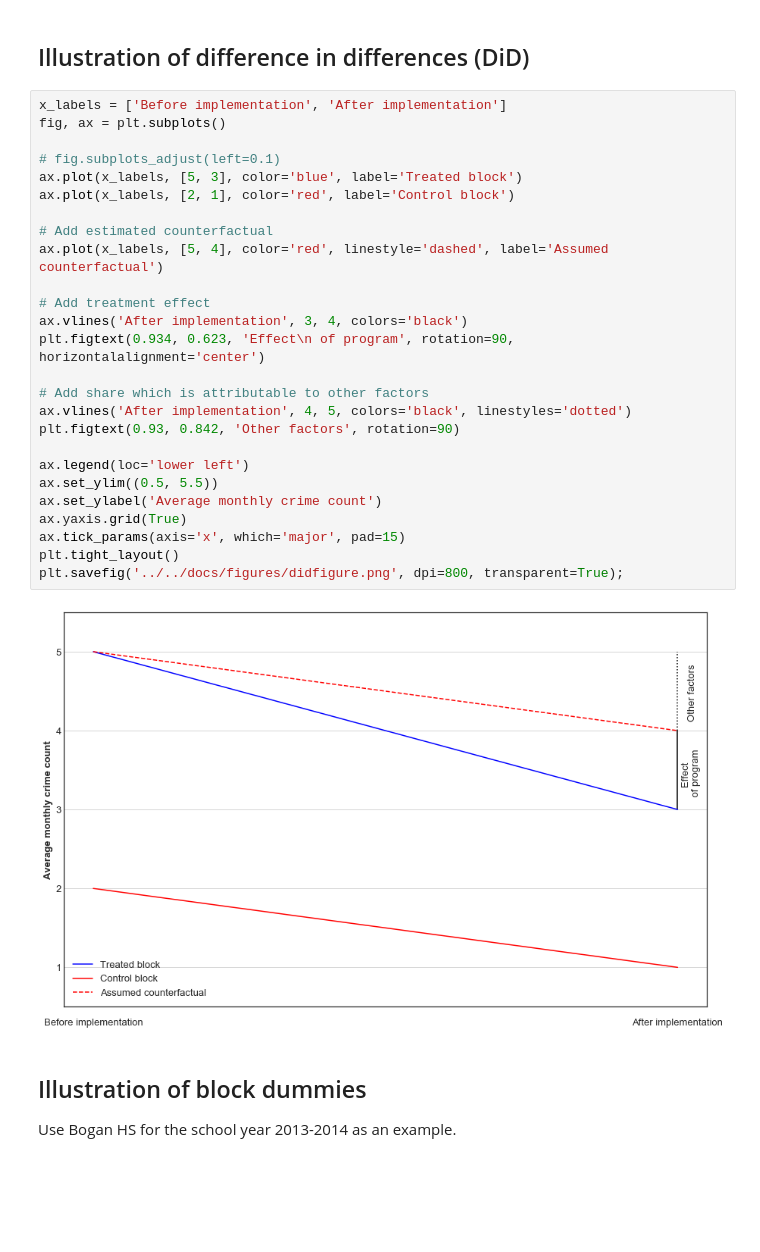
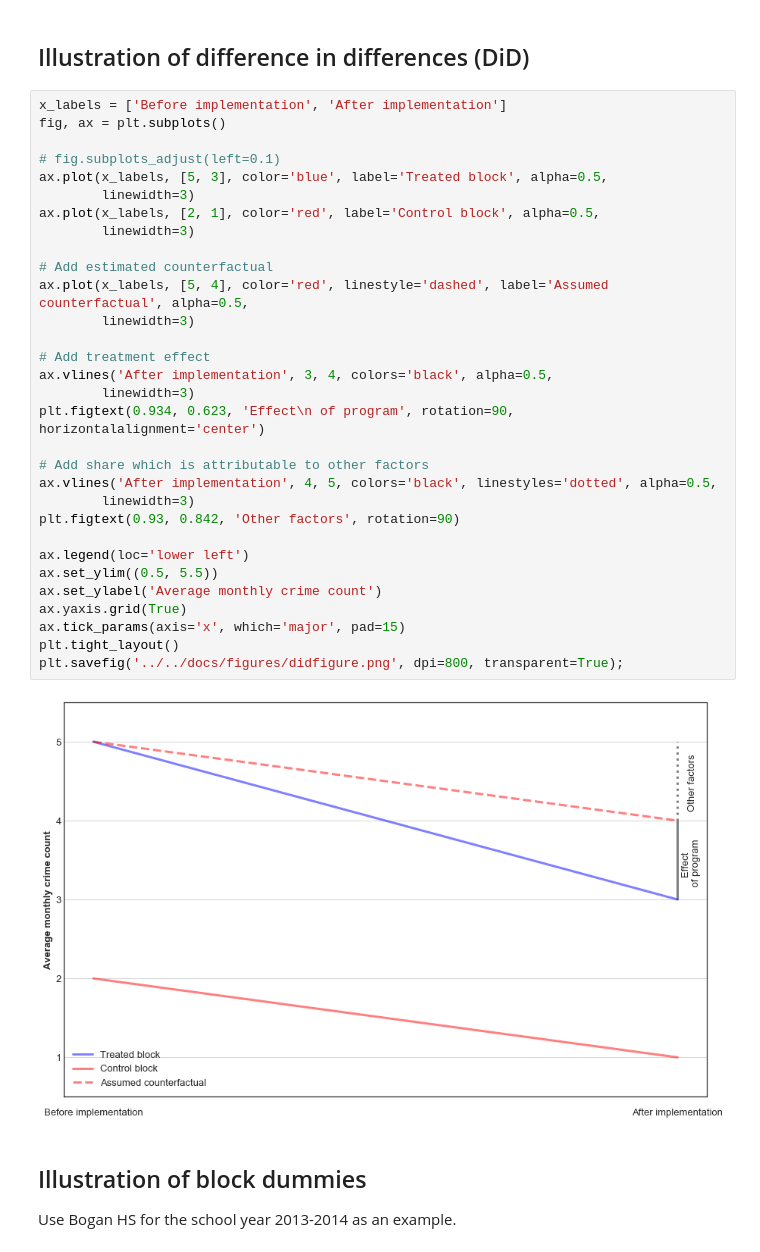
Before and after one commit to binste/chicago_safepassage_evaluation, a Jupyter notebook: notebooks/5_analysis/1.0-binste-analyze-crime-results-census-block-level.ipynb, the cells around one changed output. Drawn from its saved outputs; the diff is of its cells as text; blank space fills up the shorter version.

Commit message:
Adjusted matplotlib figures to match colors and style of block map

```diff
--- a/notebooks/5_analysis/1.0-binste-analyze-crime-results-census-block-level.ipynb
+++ b/notebooks/5_analysis/1.0-binste-analyze-crime-results-census-block-level.ipynb
@@ -634,31 +649,36 @@ save_to_jekyll(violent_FBI, 'violent_FBI')
 # %%
 x_labels = ['Before implementation', 'After implementation']
 fig, ax = plt.subplots()
 
 # fig.subplots_adjust(left=0.1)
-ax.plot(x_labels, [5, 3], color='blue', label='Treated block')
-ax.plot(x_labels, [2, 1], color='red', label='Control block')
+ax.plot(x_labels, [5, 3], color='blue', label='Treated block', alpha=0.5,
+        linewidth=3)
+ax.plot(x_labels, [2, 1], color='red', label='Control block', alpha=0.5,
+        linewidth=3)
 
 # Add estimated counterfactual
-ax.plot(x_labels, [5, 4], color='red', linestyle='dashed', label='Assumed counterfactual')
+ax.plot(x_labels, [5, 4], color='red', linestyle='dashed', label='Assumed counterfactual', alpha=0.5,
+        linewidth=3)
 
 # Add treatment effect
-ax.vlines('After implementation', 3, 4, colors='black')
+ax.vlines('After implementation', 3, 4, colors='black', alpha=0.5,
+        linewidth=3)
 plt.figtext(0.934, 0.623, 'Effect\n of program', rotation=90, horizontalalignment='center')
 
 # Add share which is attributable to other factors
-ax.vlines('After implementation', 4, 5, colors='black', linestyles='dotted')
+ax.vlines('After implementation', 4, 5, colors='black', linestyles='dotted', alpha=0.5,
+        linewidth=3)
 plt.figtext(0.93, 0.842, 'Other factors', rotation=90)
 
 ax.legend(loc='lower left')
 ax.set_ylim((0.5, 5.5))
 ax.set_ylabel('Average monthly crime count')
 ax.yaxis.grid(True)
 ax.tick_params(axis='x', which='major', pad=15)
 plt.tight_layout()
 plt.savefig('../../docs/figures/didfigure.png', dpi=800, transparent=True);
 # %% [output]
-[figure, old version]
+[figure, new version]
 # %% [markdown]
 ## Illustration of block dummies
 Use Bogan HS for the school year 2013-2014 as an example.
```
Also changed, not shown: parts of 4 cells of this notebook, 4 other files.
